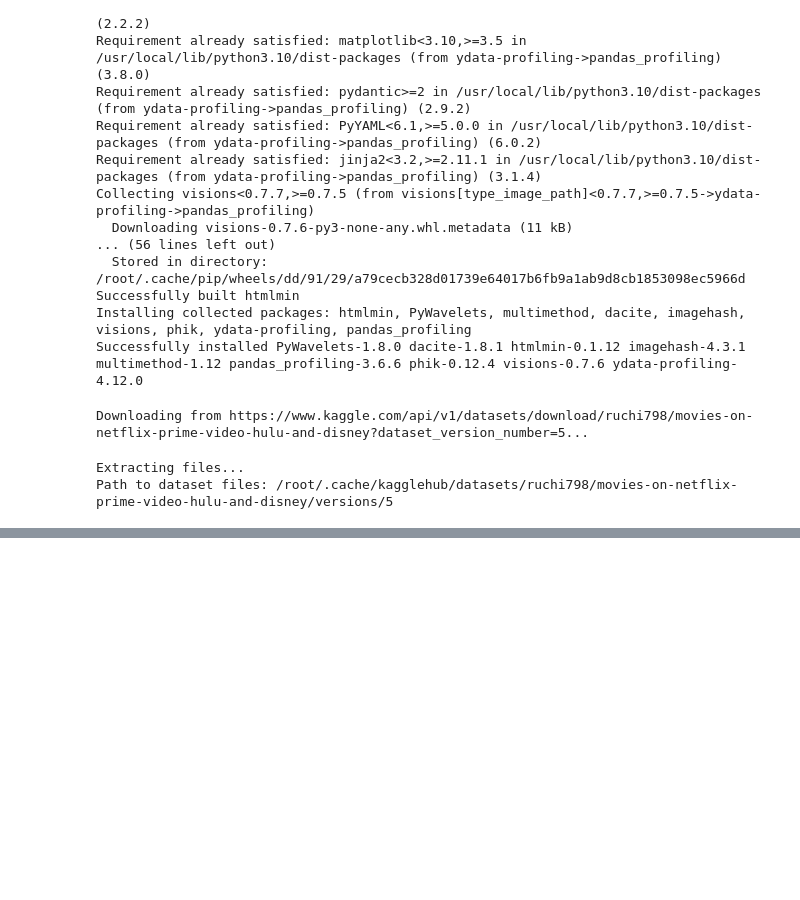
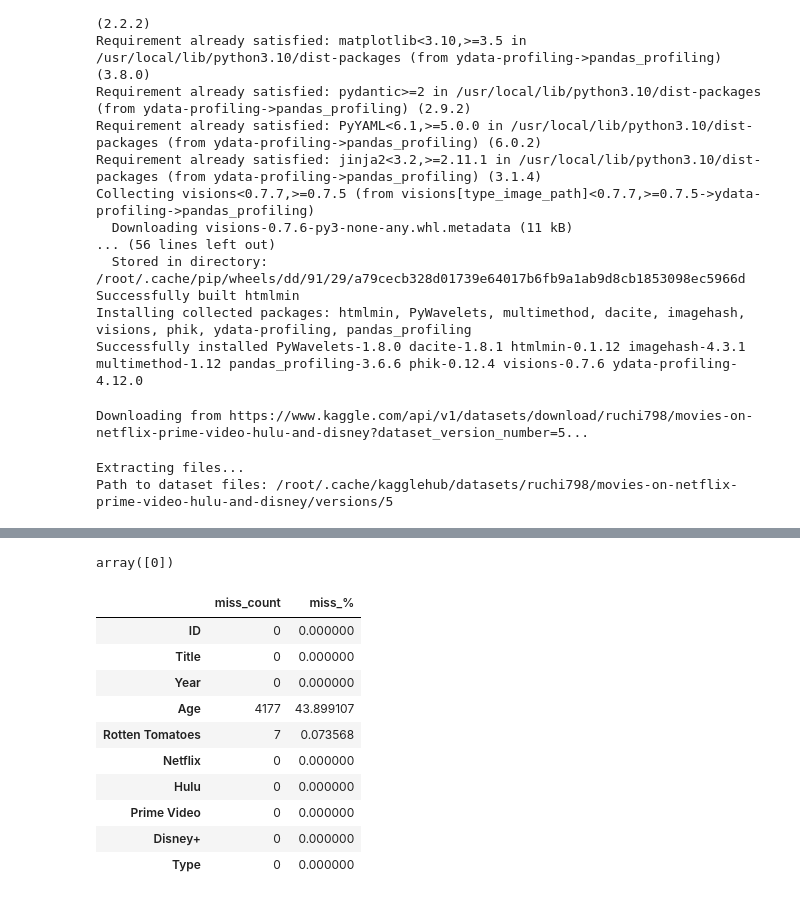
Before and after one commit to abhiverse01/AI-Learning-Journey, a Jupyter notebook: Recommendation_System_for_Streaming_Platforms.ipynb, the cells around one changed output, grey strips where cells are left out. Cells and saved outputs as stored; diff of their text form; code cells hidden in the pictures; blank space fills up the shorter version.

Commit message:
checking for missing values

```diff
--- a/Recommendation_System_for_Streaming_Platforms.ipynb
+++ b/Recommendation_System_for_Streaming_Platforms.ipynb
@@ -66,0 +89,25 @@ df.head()
+# %%
+# Highlighting all the unique values
+
+df.Type.unique()
+# %% [output]
+array([0])
+# %%
+# Finding all the missing values in all columns
+
+miss = pd.DataFrame(df.isnull().sum()) # > create a new dataframe called miss and using isnull() to check for missing values in each column of df. The sum then adds up the number of missing values in each column of a dataframe called df.
+miss = miss.rename(columns={0:'miss_count'}) # now renaming the first column of miss using rename method to miss_count
+miss['miss_%'] = (miss.miss_count/len(df.ID))*100 # > calculates the percentage of missing values in each column.
+miss
+# %% [output]
+|  | miss_count | miss_% |
+| ID | 0 | 0.000000 |
+| Title | 0 | 0.000000 |
+| Year | 0 | 0.000000 |
+| Age | 4177 | 43.899107 |
+| Rotten Tomatoes | 7 | 0.073568 |
+| Netflix | 0 | 0.000000 |
+| Hulu | 0 | 0.000000 |
+| Prime Video | 0 | 0.000000 |
+| Disney+ | 0 | 0.000000 |
+| Type | 0 | 0.000000 |
```
Also changed, not shown: parts of 1 cell of this notebook.
